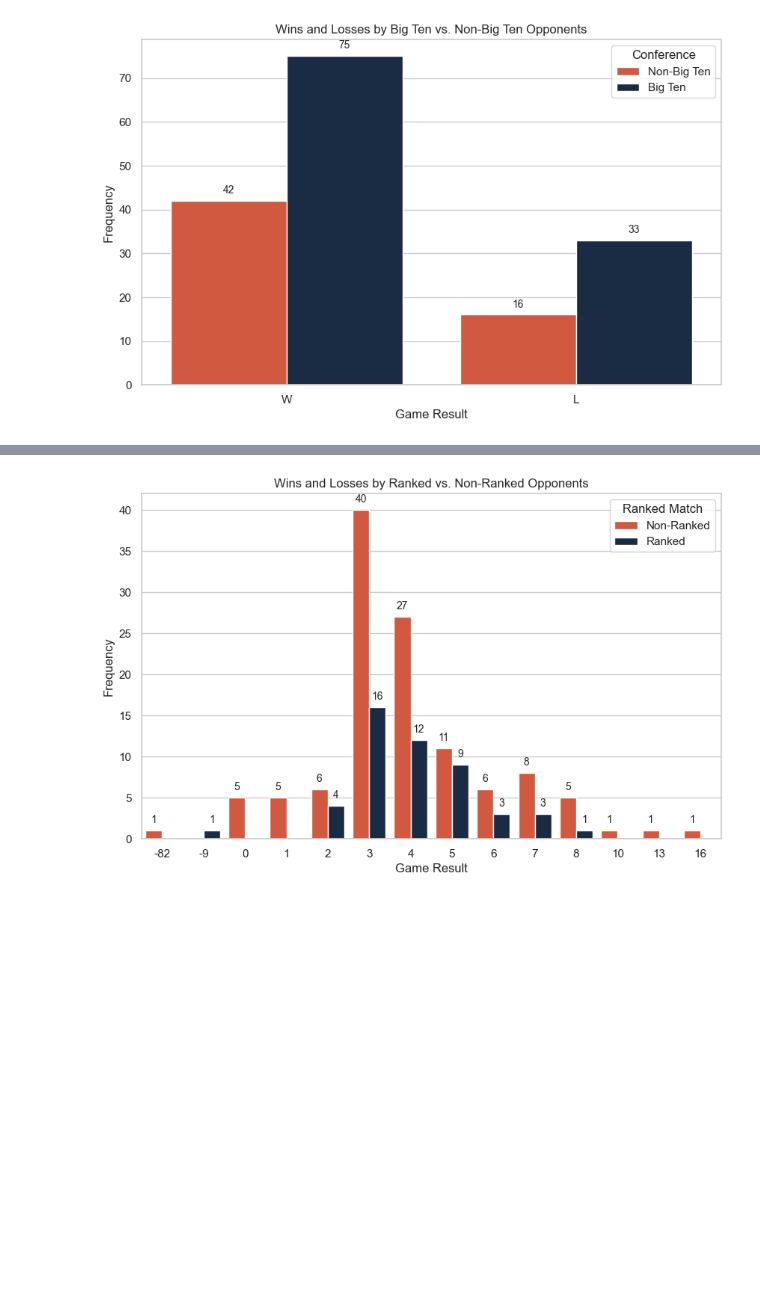
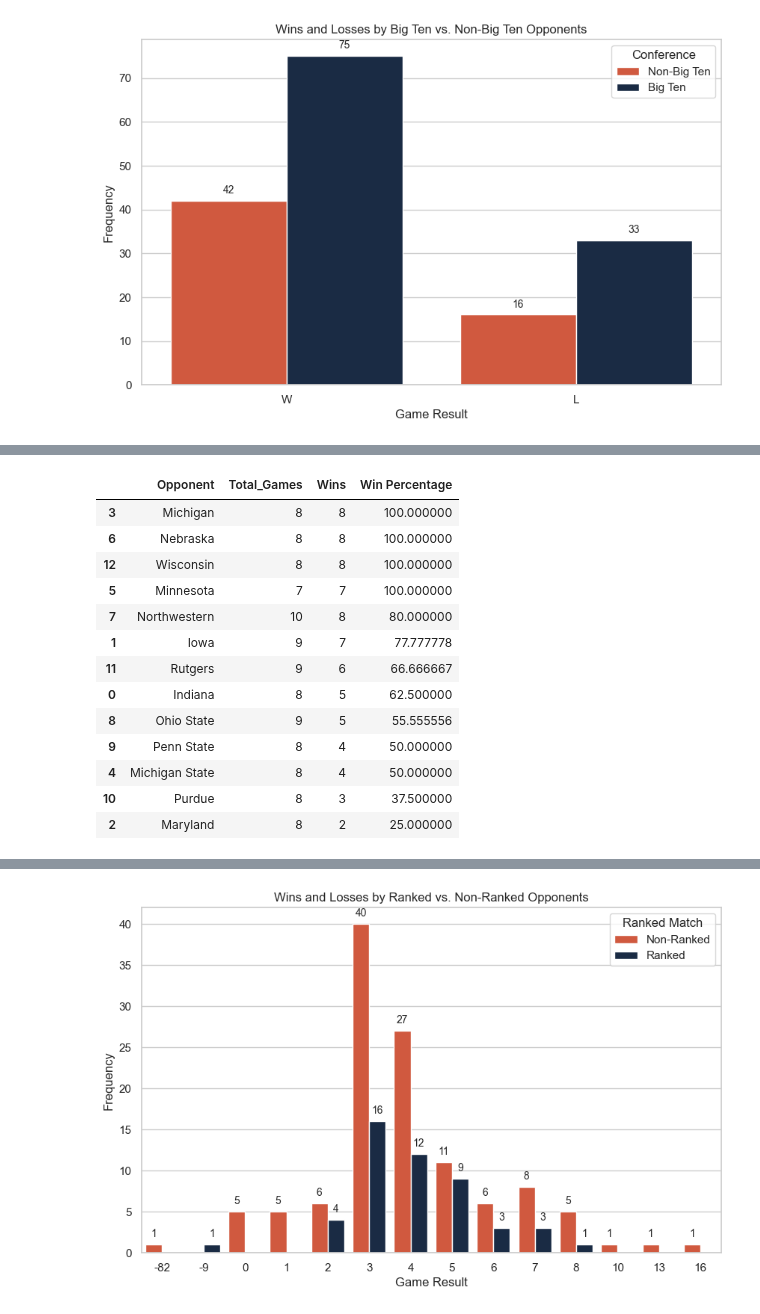
Before and after one commit to isaac-turk/DataDiveFa24, a Jupyter notebook: EDA.ipynb, the cells around one changed output, grey strips where cells are left out. Saved outputs shown, nothing was run; the diff lists cells and outputs as text; code cells hidden in the pictures; blank space fills up the shorter version.

```diff
--- a/EDA.ipynb
+++ b/EDA.ipynb
@@ -232,0 +244,36 @@ plt.show()
+# %%
+# show the teams we have highest chance of winning against from lowest to highest
+
+# pd.set_option('display.max_columns', None)
+# pd.set_option('display.width', None)
+# pd.set_option('display.max_rows', None)
+
+# pd.set_option('display.width', None)
+# pd.reset_option('display.max_rows')
+# pd.reset_option('display.max_columns')
+
+big_ten_schools = conf_gl[conf_gl['Big_Ten_Opponent'] == 'Big Ten']
+
+big_ten_matchups = big_ten_schools.groupby('Opponent').agg(Total_Games=('Opponent', 'size'),
+    Wins=('Result', lambda x: (x == 'W').sum())).reset_index()
+
+big_ten_matchups['Win Percentage'] = (big_ten_matchups['Wins'] / big_ten_matchups['Total_Games']) * 100
+
+big_ten_matchups_sorted = big_ten_matchups.sort_values(by='Win Percentage', ascending=False)
+
+big_ten_matchups_sorted
+# %% [output]
+|  | Opponent | Total_Games | Wins | Win Percentage |
+| 3 | Michigan | 8 | 8 | 100.000000 |
+| 6 | Nebraska | 8 | 8 | 100.000000 |
+| 12 | Wisconsin | 8 | 8 | 100.000000 |
+| 5 | Minnesota | 7 | 7 | 100.000000 |
+| 7 | Northwestern | 10 | 8 | 80.000000 |
+| 1 | Iowa | 9 | 7 | 77.777778 |
+| 11 | Rutgers | 9 | 6 | 66.666667 |
+| 0 | Indiana | 8 | 5 | 62.500000 |
+| 8 | Ohio State | 9 | 5 | 55.555556 |
+| 9 | Penn State | 8 | 4 | 50.000000 |
+| 4 | Michigan State | 8 | 4 | 50.000000 |
+| 10 | Purdue | 8 | 3 | 37.500000 |
+| 2 | Maryland | 8 | 2 | 25.000000 |
```
Also changed, not shown: parts of 3 cells of this notebook.
